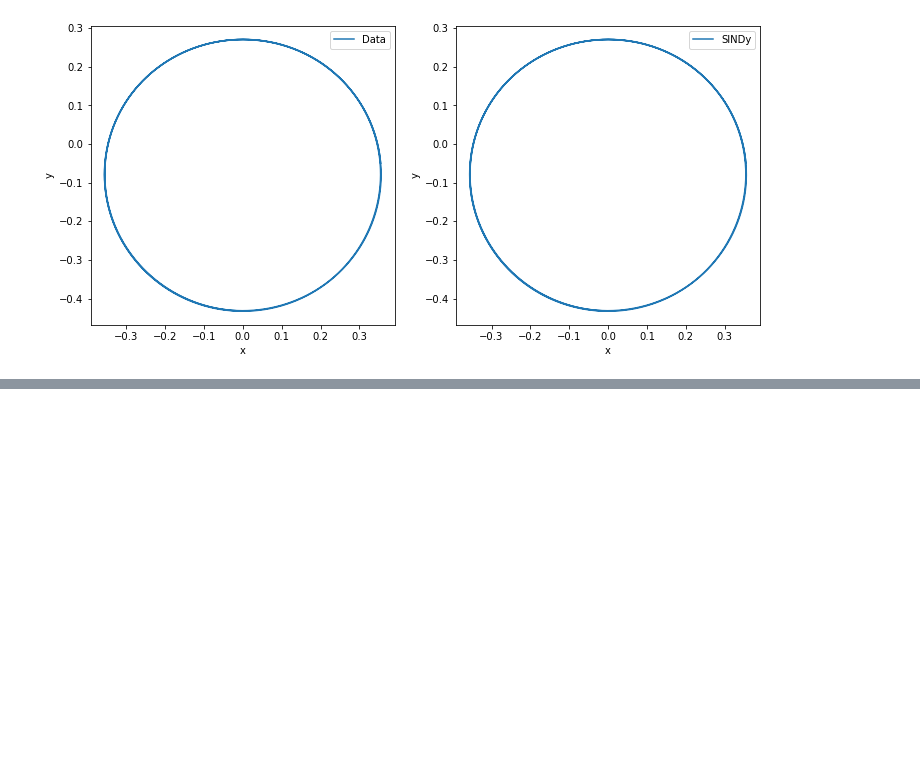
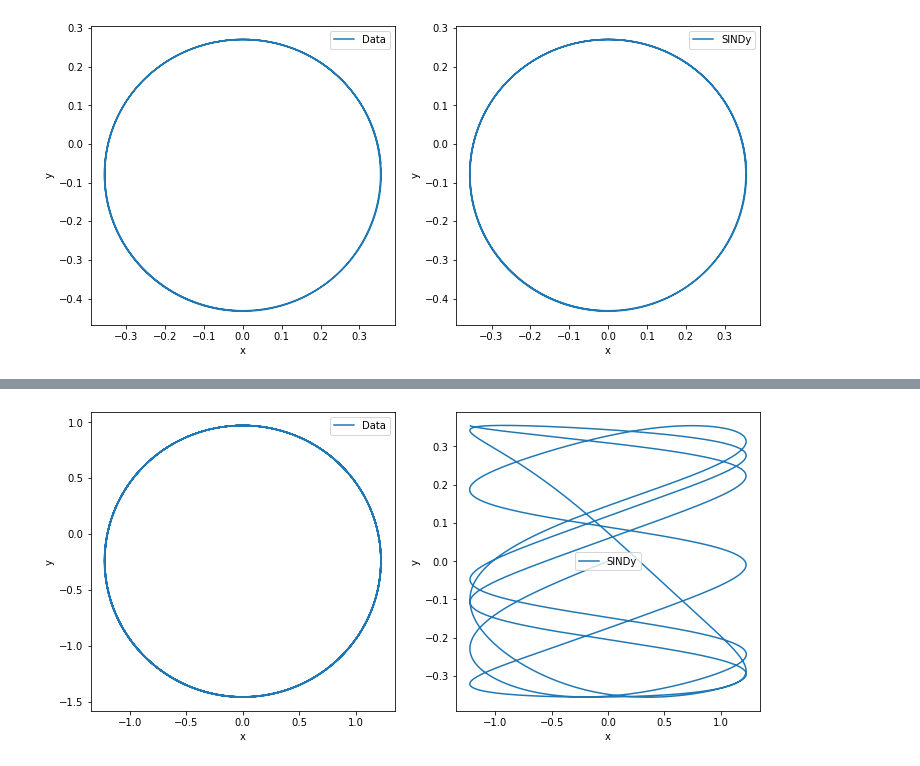
Before and after one commit to tobiashalling/SolarSINDy, a Jupyter notebook: 3_body/3_body.ipynb, the cells around one changed output, grey strips where cells are left out. Drawn from its saved outputs; the diff is of its cells as text; code cells hidden in the pictures; blank space fills up the shorter version.

```diff
--- a/3_body/3_body.ipynb
+++ b/3_body/3_body.ipynb
@@ -205,0 +223,4 @@ plot(axsat, aysat, a4, a5)
+# %%
+plot(axjup, ayjup, a2, a3)
+# %% [output]
+[figure, added]
```
Also changed, not shown: parts of 20 cells of this notebook, 12 other files.
